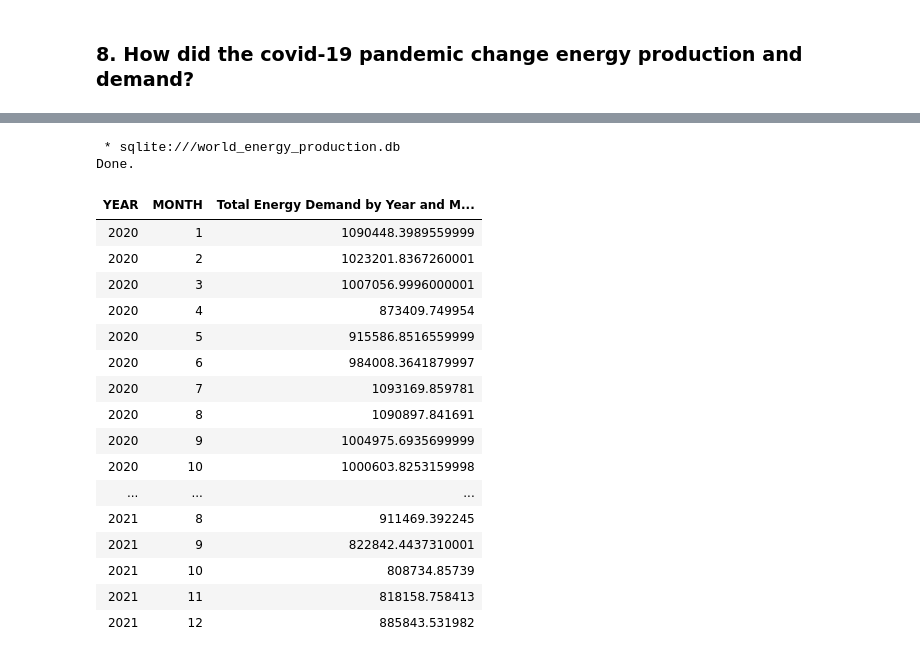
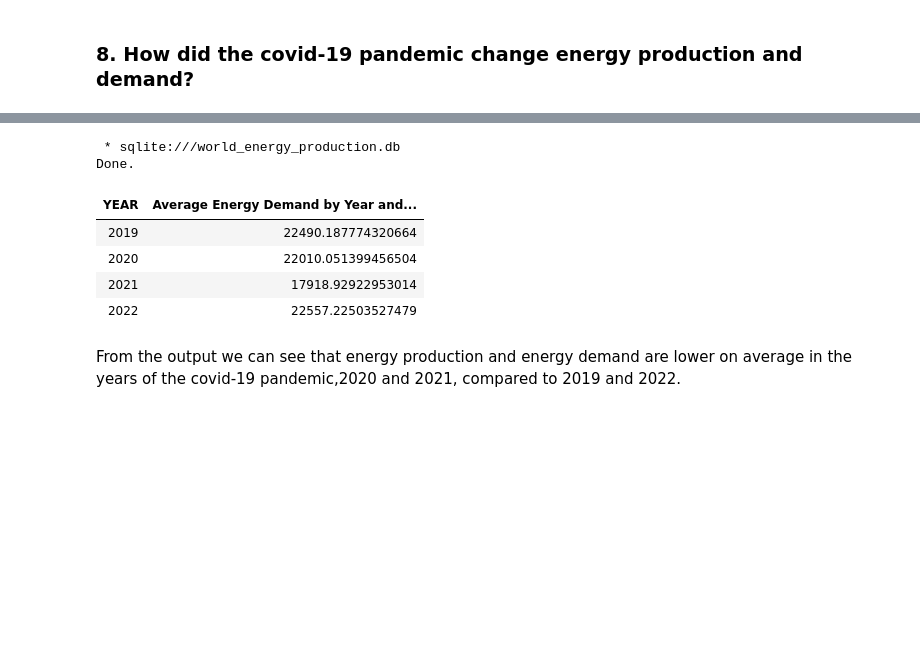
Before and after one commit to abrycecoggin/World_Energy_Production, a Jupyter notebook: World_Energy_Production.ipynb, the cells around one changed output, grey strips where cells are left out. Cells and saved outputs as stored; diff of their text form; code cells hidden in the pictures; blank space fills up the shorter version.

```diff
--- a/World_Energy_Production.ipynb
+++ b/World_Energy_Production.ipynb
@@ -764,35 +691,23 @@ Done.
 # %%
 %%sql
 SELECT
     YEAR,
-    MONTH,
-    SUM(VALUE) AS "Total Energy Demand by Year and Month"
+    AVG(VALUE) AS "Average Energy Demand by Year and Month"
 FROM
     energy_demand
 WHERE
-    YEAR = "2020"
-    OR
-    YEAR = "2021"
+    YEAR >= 2019
+    AND
+    YEAR <= 2022
 GROUP BY
-    YEAR,
-    MONTH
+    YEAR;
 # %% [output]
  * sqlite:///world_energy_production.db
 Done.
-| YEAR | MONTH | Total Energy Demand by Year and M... |
-| 2020 | 1 | 1090448.3989559999 |
-| 2020 | 2 | 1023201.8367260001 |
-| 2020 | 3 | 1007056.9996000001 |
-| 2020 | 4 | 873409.749954 |
-| 2020 | 5 | 915586.8516559999 |
-| 2020 | 6 | 984008.3641879997 |
-| 2020 | 7 | 1093169.859781 |
-| 2020 | 8 | 1090897.841691 |
-| 2020 | 9 | 1004975.6935699999 |
-| 2020 | 10 | 1000603.8253159998 |
-| ... | ... | ... |
-| 2021 | 8 | 911469.392245 |
-| 2021 | 9 | 822842.4437310001 |
-| 2021 | 10 | 808734.85739 |
-| 2021 | 11 | 818158.758413 |
-| 2021 | 12 | 885843.531982 |
+| YEAR | Average Energy Demand by Year and... |
+| 2019 | 22490.187774320664 |
+| 2020 | 22010.051399456504 |
+| 2021 | 17918.92922953014 |
+| 2022 | 22557.22503527479 |
+# %% [markdown]
+From the output we can see that energy production and energy demand are lower on average in the years of the covid-19 pandemic,2020 and 2021, compared to 2019 and 2022.
```
Also changed, not shown: parts of 13 cells of this notebook.
